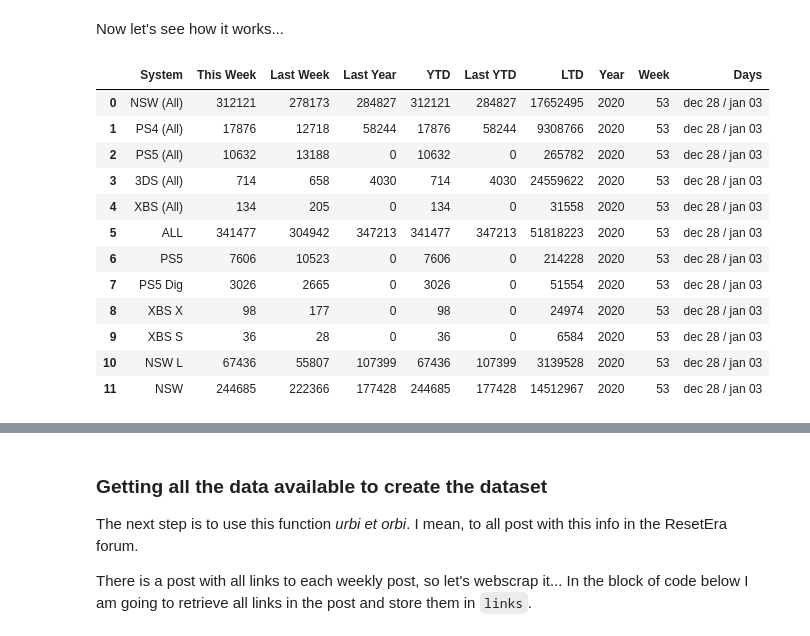
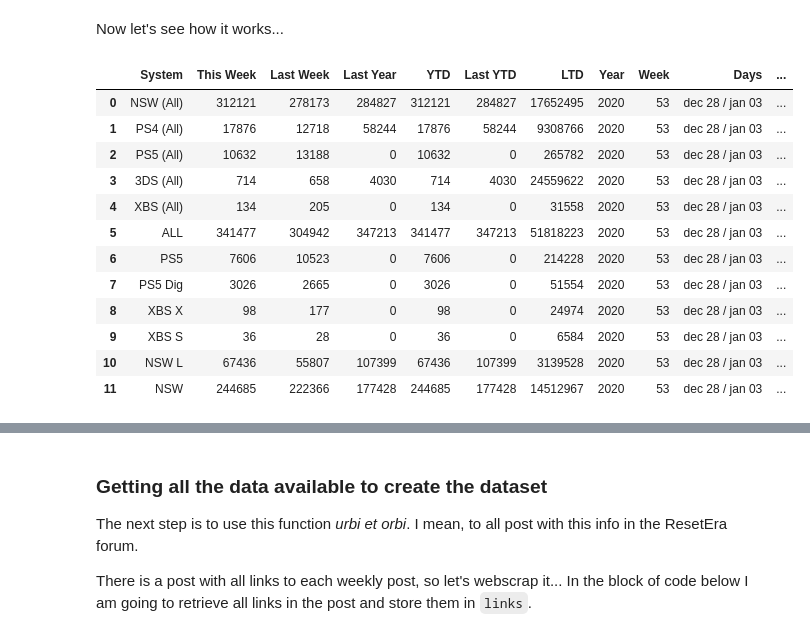
Before and after one commit to nachordo/vg_jp_sales, a Jupyter notebook: sales-vg-hw.ipynb, the cells around one changed output, grey strips where cells are left out. Cells and saved outputs as stored; diff of their text form; code cells hidden in the pictures.

```diff
--- a/sales-vg-hw.ipynb
+++ b/sales-vg-hw.ipynb
@@ -58,7 +58,7 @@ print(text_table)
 # %% [markdown]
 The next step is to create a function that takes this text table as an input and returns it as a dataframe. In addition I will use the year, week and days range as input to store it in the dataframe.
 # %%
-def tab_to_df(text_tab,year,week,days):
+def tab_to_df(text_tab,year,week,days,date):
     tt=[]
 
     # These for bucles creates a nested list with the table
@@ -94,27 +94,28 @@ def tab_to_df(text_tab,year,week,days):
     df["Year"]=year
     df["Week"]=week
     df["Days"]=days
+    df["Date"]=date
 
     return df
 # %% [markdown]
 Now let's see how it works...
 # %%
-test_df=tab_to_df(text_table,2020,53,"dec 28 / jan 03")
+test_df=tab_to_df(text_table,2020,53,"dec 28 / jan 03","28/12/2020")
 test_df.head(12)
 # %% [output]
-|  | System | This Week | Last Week | Last Year | YTD | Last YTD | LTD | Year | Week | Days |
-| 0 | NSW (All) | 312121 | 278173 | 284827 | 312121 | 284827 | 17652495 | 2020 | 53 | dec 28 / jan 03 |
-| 1 | PS4 (All) | 17876 | 12718 | 58244 | 17876 | 58244 | 9308766 | 2020 | 53 | dec 28 / jan 03 |
-| 2 | PS5 (All) | 10632 | 13188 | 0 | 10632 | 0 | 265782 | 2020 | 53 | dec 28 / jan 03 |
-| 3 | 3DS (All) | 714 | 658 | 4030 | 714 | 4030 | 24559622 | 2020 | 53 | dec 28 / jan 03 |
-| 4 | XBS (All) | 134 | 205 | 0 | 134 | 0 | 31558 | 2020 | 53 | dec 28 / jan 03 |
-| 5 | ALL | 341477 | 304942 | 347213 | 341477 | 347213 | 51818223 | 2020 | 53 | dec 28 / jan 03 |
-| 6 | PS5 | 7606 | 10523 | 0 | 7606 | 0 | 214228 | 2020 | 53 | dec 28 / jan 03 |
-| 7 | PS5 Dig | 3026 | 2665 | 0 | 3026 | 0 | 51554 | 2020 | 53 | dec 28 / jan 03 |
-| 8 | XBS X | 98 | 177 | 0 | 98 | 0 | 24974 | 2020 | 53 | dec 28 / jan 03 |
-| 9 | XBS S | 36 | 28 | 0 | 36 | 0 | 6584 | 2020 | 53 | dec 28 / jan 03 |
-| 10 | NSW L | 67436 | 55807 | 107399 | 67436 | 107399 | 3139528 | 2020 | 53 | dec 28 / jan 03 |
-| 11 | NSW | 244685 | 222366 | 177428 | 244685 | 177428 | 14512967 | 2020 | 53 | dec 28 / jan 03 |
+|  | System | This Week | Last Week | Last Year | YTD | Last YTD | LTD | Year | Week | Days | ... |
+| 0 | NSW (All) | 312121 | 278173 | 284827 | 312121 | 284827 | 17652495 | 2020 | 53 | dec 28 / jan 03 | ... |
+| 1 | PS4 (All) | 17876 | 12718 | 58244 | 17876 | 58244 | 9308766 | 2020 | 53 | dec 28 / jan 03 | ... |
+| 2 | PS5 (All) | 10632 | 13188 | 0 | 10632 | 0 | 265782 | 2020 | 53 | dec 28 / jan 03 | ... |
+| 3 | 3DS (All) | 714 | 658 | 4030 | 714 | 4030 | 24559622 | 2020 | 53 | dec 28 / jan 03 | ... |
+| 4 | XBS (All) | 134 | 205 | 0 | 134 | 0 | 31558 | 2020 | 53 | dec 28 / jan 03 | ... |
+| 5 | ALL | 341477 | 304942 | 347213 | 341477 | 347213 | 51818223 | 2020 | 53 | dec 28 / jan 03 | ... |
+| 6 | PS5 | 7606 | 10523 | 0 | 7606 | 0 | 214228 | 2020 | 53 | dec 28 / jan 03 | ... |
+| 7 | PS5 Dig | 3026 | 2665 | 0 | 3026 | 0 | 51554 | 2020 | 53 | dec 28 / jan 03 | ... |
+| 8 | XBS X | 98 | 177 | 0 | 98 | 0 | 24974 | 2020 | 53 | dec 28 / jan 03 | ... |
+| 9 | XBS S | 36 | 28 | 0 | 36 | 0 | 6584 | 2020 | 53 | dec 28 / jan 03 | ... |
+| 10 | NSW L | 67436 | 55807 | 107399 | 67436 | 107399 | 3139528 | 2020 | 53 | dec 28 / jan 03 | ... |
+| 11 | NSW | 244685 | 222366 | 177428 | 244685 | 177428 | 14512967 | 2020 | 53 | dec 28 / jan 03 | ... |
 # %% [markdown]
 Fantastic!! Isn't it?
 
```
Also changed, not shown: parts of 10 cells of this notebook, 1 other file.
